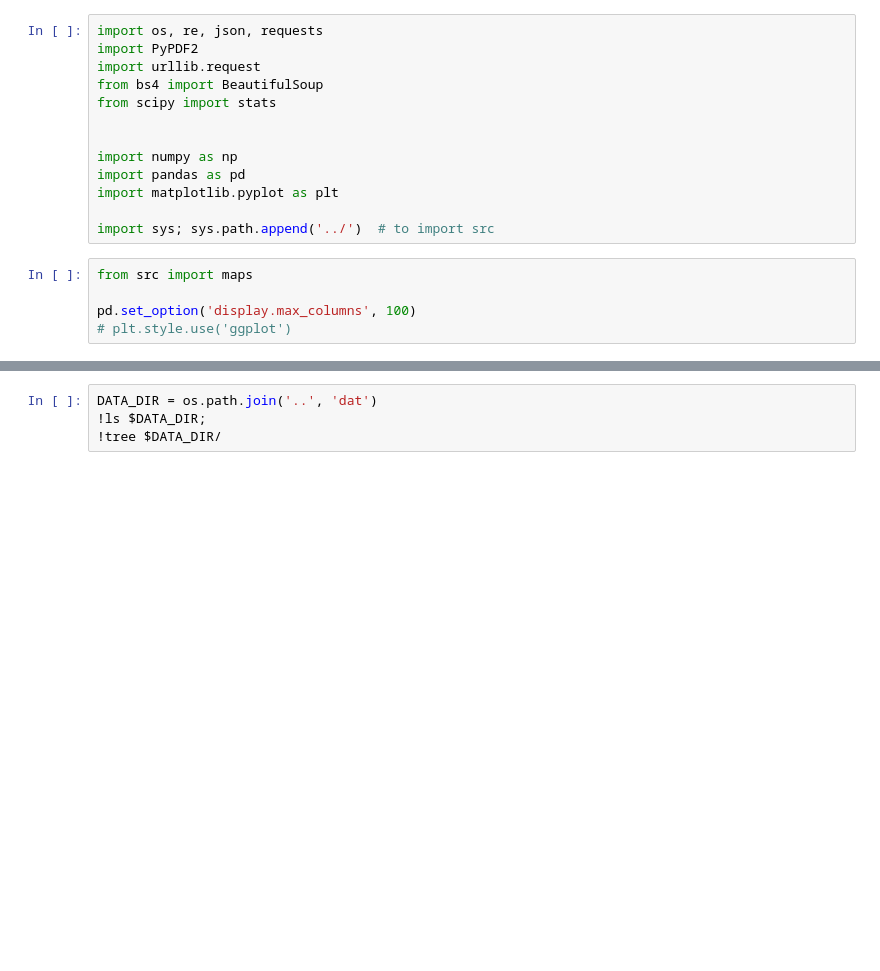
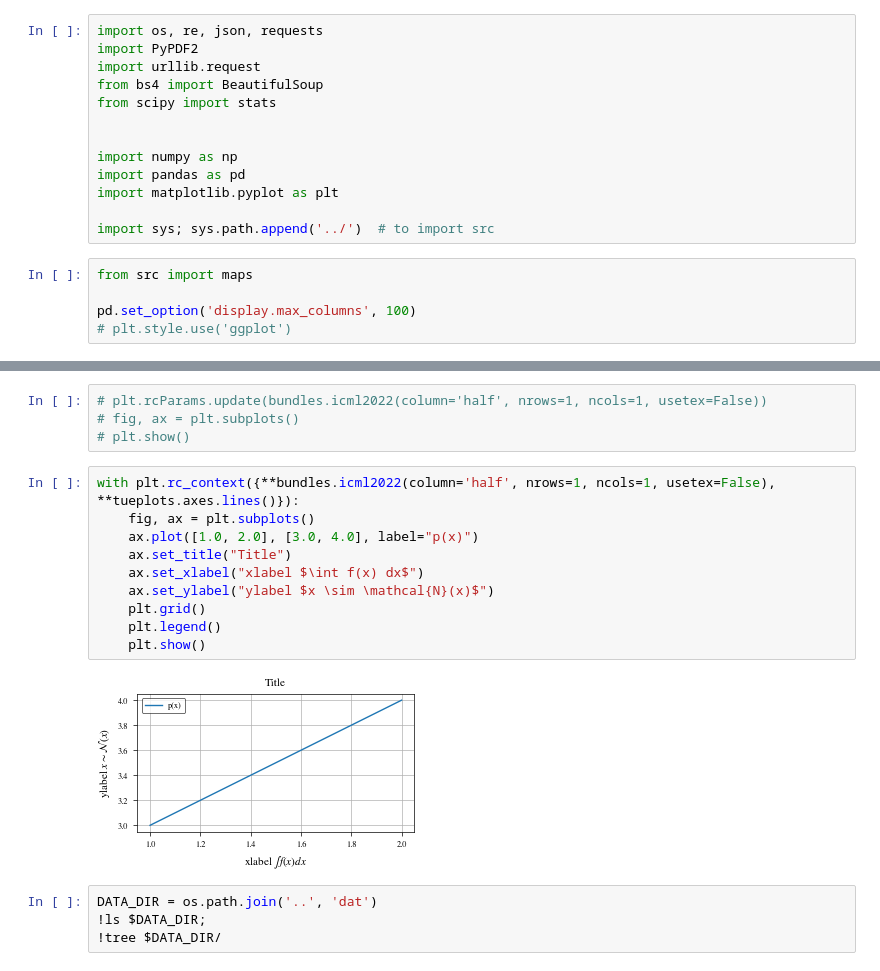
Before and after one commit to swag2198/data-literacy, a Jupyter notebook: exp/exp_AssociationBetweenVariables.ipynb, the cells around one changed output, grey strips where cells are left out. Saved outputs shown, nothing was run; the diff lists cells and outputs as text; blank space fills up the shorter version.

```diff
--- a/exp/exp_AssociationBetweenVariables.ipynb
+++ b/exp/exp_AssociationBetweenVariables.ipynb
@@ -25,3 +34,19 @@ pd.set_option('display.max_columns', 100)
+# %%
+# plt.rcParams.update(bundles.icml2022(column='half', nrows=1, ncols=1, usetex=False))
+# fig, ax = plt.subplots()
+# plt.show()
+# %%
+with plt.rc_context({**bundles.icml2022(column='half', nrows=1, ncols=1, usetex=False), **tueplots.axes.lines()}):
+    fig, ax = plt.subplots()
+    ax.plot([1.0, 2.0], [3.0, 4.0], label="p(x)")
+    ax.set_title("Title")
+    ax.set_xlabel("xlabel $\int f(x) dx$")
+    ax.set_ylabel("ylabel $x \sim \mathcal{N}(x)$")
+    plt.grid()
+    plt.legend()
+    plt.show()
+# %% [output]
+[figure, added]
 # %%
 DATA_DIR = os.path.join('..', 'dat')
 !ls $DATA_DIR;
```
Also changed, not shown: parts of 28 cells of this notebook.
